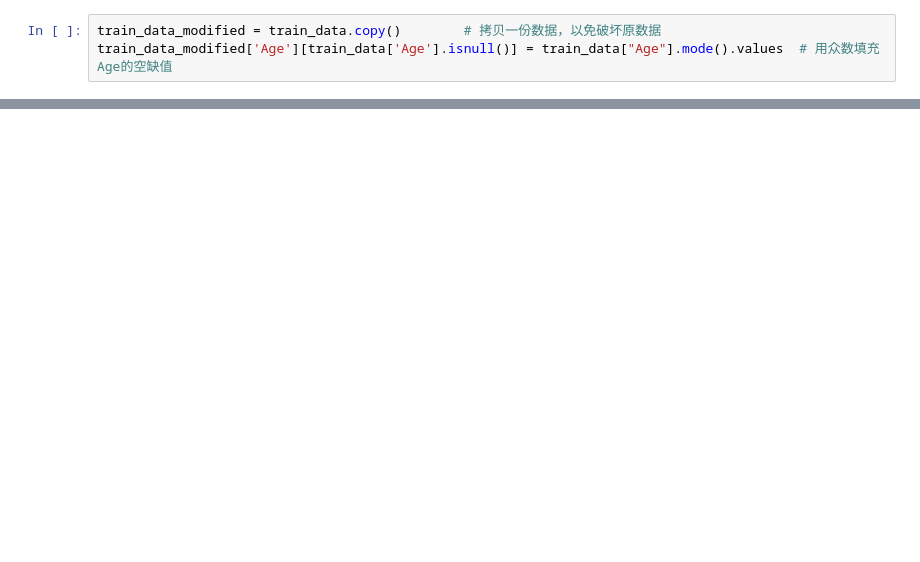
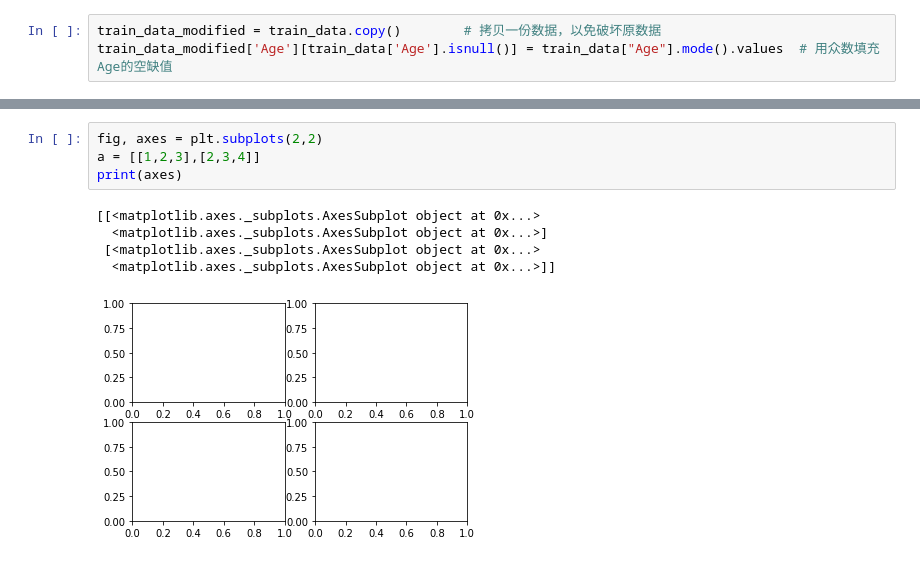
Before and after one commit to 1124418652/kaggle, a Jupyter notebook: titanic/titanic.ipynb, the cells around one changed output, grey strips where cells are left out. Cells and saved outputs as stored; diff of their text form; blank space fills up the shorter version.

```diff
--- a/titanic/titanic.ipynb
+++ b/titanic/titanic.ipynb
@@ -81,0 +79,10 @@ ValueError: Cannot convert non-finite values (NA or inf) to integer
+# %%
+fig, axes = plt.subplots(2,2)
+a = [[1,2,3],[2,3,4]]
+print(axes)
+# %% [output]
+[[<matplotlib.axes._subplots.AxesSubplot object at 0x...>
+  <matplotlib.axes._subplots.AxesSubplot object at 0x...>]
+ [<matplotlib.axes._subplots.AxesSubplot object at 0x...>
+  <matplotlib.axes._subplots.AxesSubplot object at 0x...>]]
+[figure, added]
```
Also changed, not shown: parts of 2 cells of this notebook.
